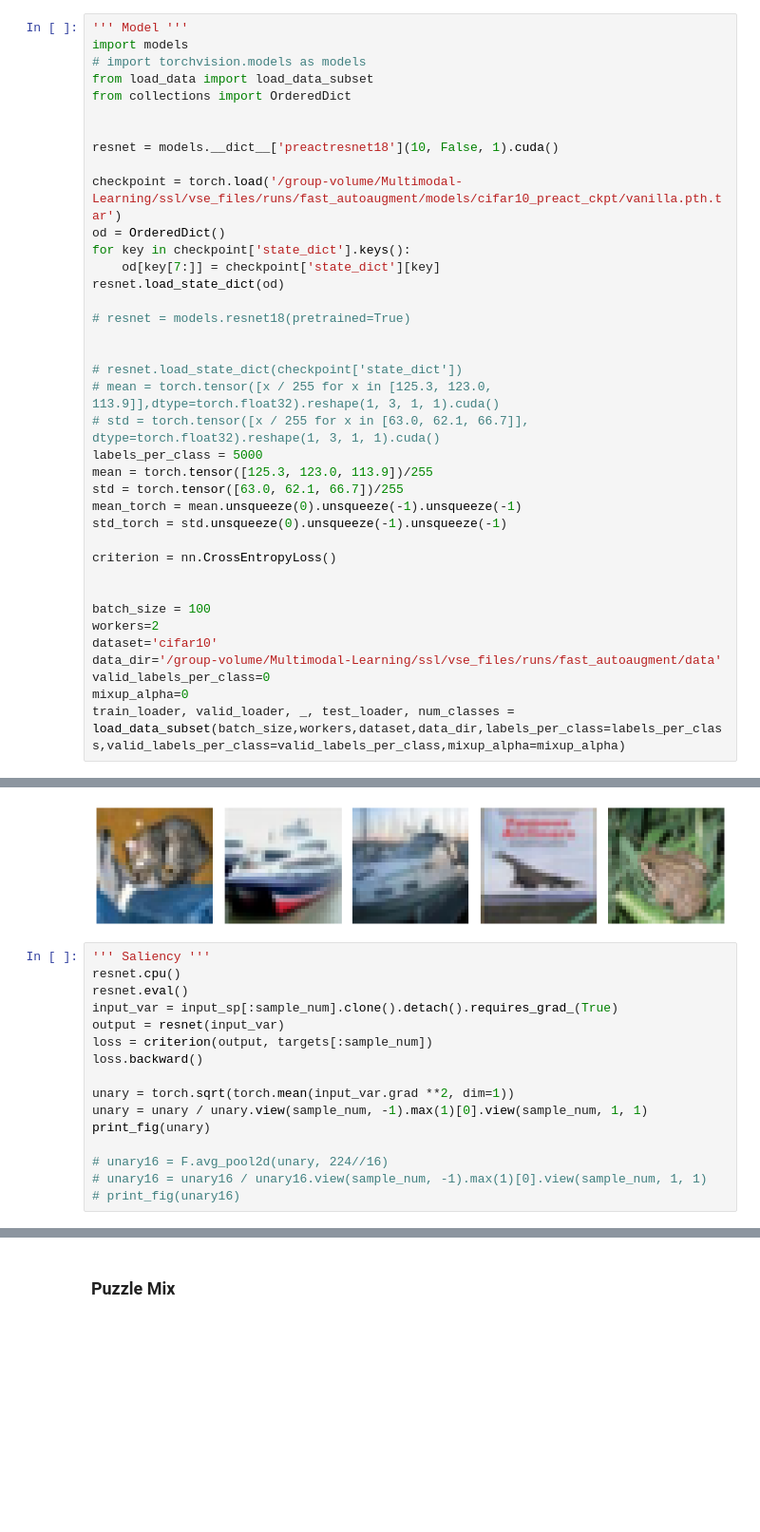
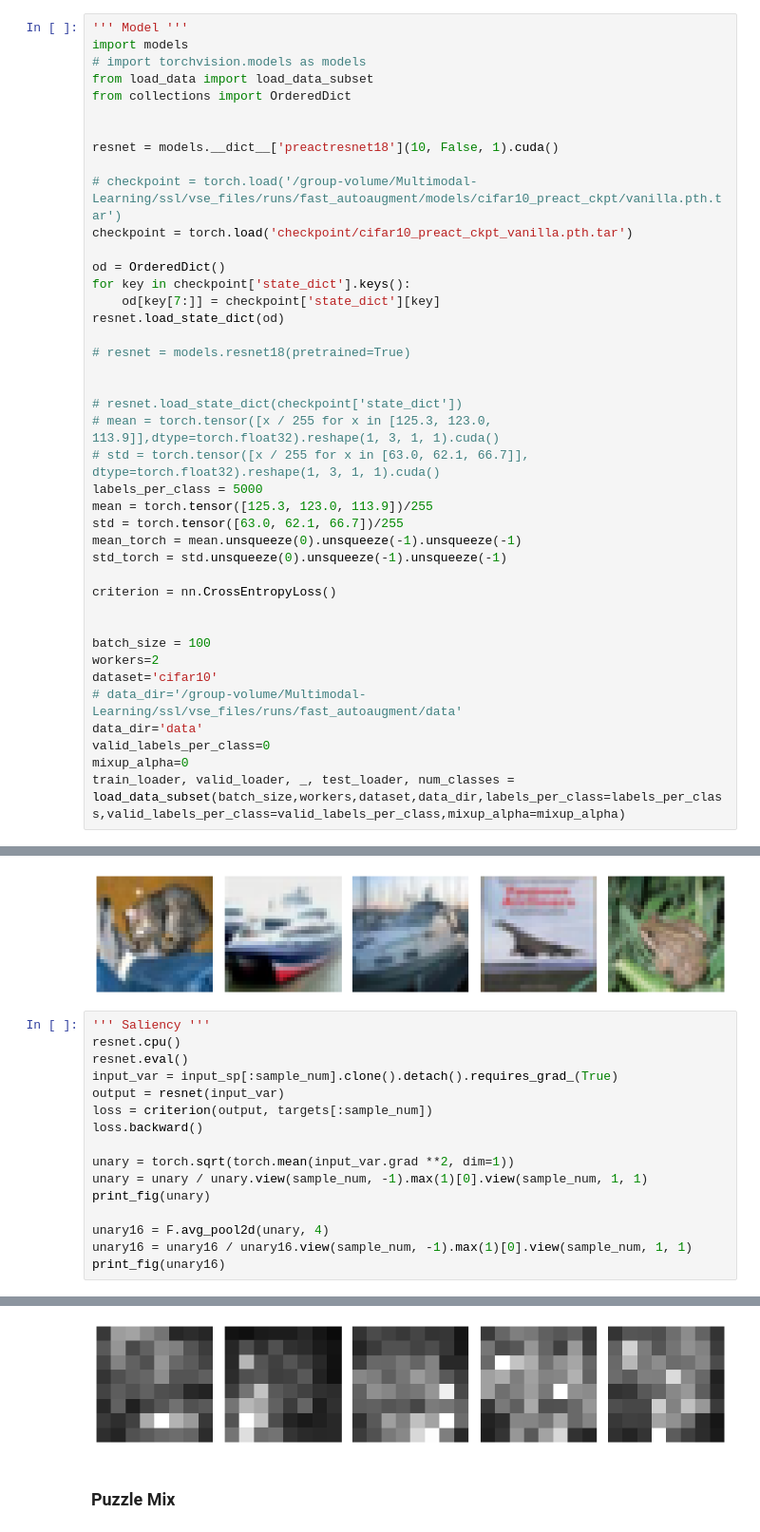
Before and after one commit to averyma/best-mix, a Jupyter notebook: notebook/puzzle-visualization-cifar10.ipynb, the cells around one changed output, grey strips where cells are left out. Shown at 95% size. Drawn from its saved outputs; the diff is of its cells as text; blank space fills up the shorter version.

```diff
--- a/notebook/puzzle-visualization-cifar10.ipynb
+++ b/notebook/puzzle-visualization-cifar10.ipynb
@@ -63,7 +63,9 @@ from collections import OrderedDict
 
 resnet = models.__dict__['preactresnet18'](10, False, 1).cuda()
 
-checkpoint = torch.load('/group-volume/Multimodal-Learning/ssl/vse_files/runs/fast_autoaugment/models/cifar10_preact_ckpt/vanilla.pth.tar')
+# checkpoint = torch.load('/group-volume/Multimodal-Learning/ssl/vse_files/runs/fast_autoaugment/models/cifar10_preact_ckpt/vanilla.pth.tar')
+checkpoint = torch.load('checkpoint/cifar10_preact_ckpt_vanilla.pth.tar')
+
 od = OrderedDict()
 for key in checkpoint['state_dict'].keys():
     od[key[7:]] = checkpoint['state_dict'][key]
@@ -87,7 +89,8 @@ criterion = nn.CrossEntropyLoss()
 batch_size = 100
 workers=2
 dataset='cifar10'
-data_dir='/group-volume/Multimodal-Learning/ssl/vse_files/runs/fast_autoaugment/data'
+# data_dir='/group-volume/Multimodal-Learning/ssl/vse_files/runs/fast_autoaugment/data'
+data_dir='data'
 valid_labels_per_class=0
 mixup_alpha=0
 train_loader, valid_loader, _, test_loader, num_classes = load_data_subset(batch_size,workers,dataset,data_dir,labels_per_class=labels_per_class,valid_labels_per_class=valid_labels_per_class,mixup_alpha=mixup_alpha)
@@ -108,21 +111,22 @@ print_fig((input_sp * std_torch + mean_torch)[:sample_num])
 # %%
 ''' Saliency '''
 resnet.cpu()
 resnet.eval()
 input_var = input_sp[:sample_num].clone().detach().requires_grad_(True)
 output = resnet(input_var)
 loss = criterion(output, targets[:sample_num])
 loss.backward()
 
 unary = torch.sqrt(torch.mean(input_var.grad **2, dim=1))
 unary = unary / unary.view(sample_num, -1).max(1)[0].view(sample_num, 1, 1)
 print_fig(unary)
 
-# unary16 = F.avg_pool2d(unary, 224//16)
-# unary16 = unary16 / unary16.view(sample_num, -1).max(1)[0].view(sample_num, 1, 1)
-# print_fig(unary16)
+unary16 = F.avg_pool2d(unary, 4)
+unary16 = unary16 / unary16.view(sample_num, -1).max(1)[0].view(sample_num, 1, 1)
+print_fig(unary16)
 # %% [output]
 [figure]
+[figure, added]
 # %% [markdown]
 ### Puzzle Mix
 # %%
```
Also changed, not shown: parts of 2 cells of this notebook, 18 other files.
